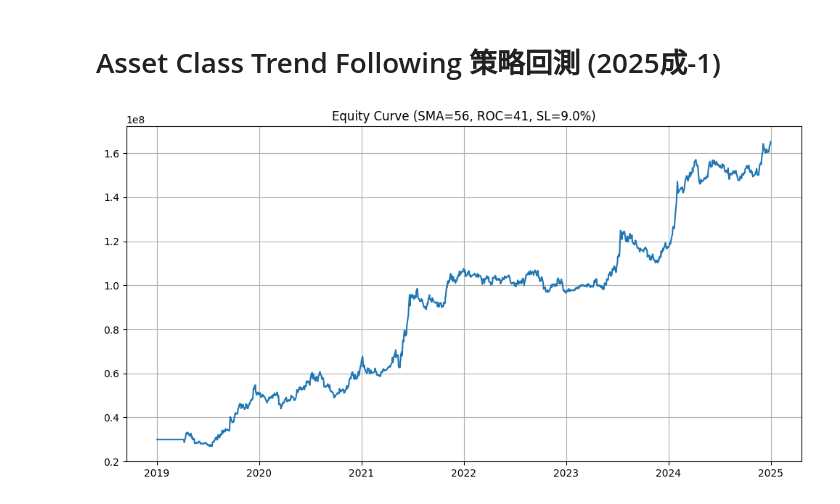
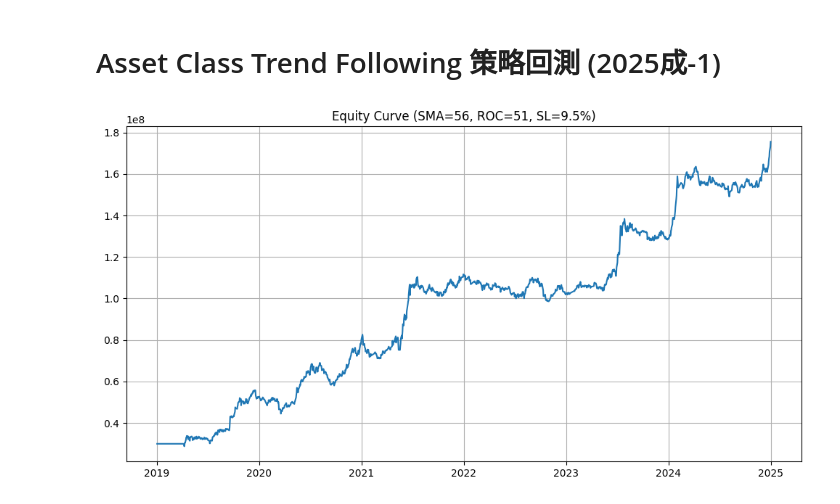
Before and after one commit to lij1017-cmd/main, a Jupyter notebook: trendstrategy_equity2025成-1.ipynb, the cells around one changed output. Cells and saved outputs as stored; diff of their text form; code cells hidden in the pictures.

```diff
--- a/trendstrategy_equity2025成-1.ipynb
+++ b/trendstrategy_equity2025成-1.ipynb
@@ -3,8 +3,8 @@
 # %%
 # --- 全域參數設定區塊 ---
 SMA_PERIOD = 56
-ROC_PERIOD = 41
-STOP_LOSS_PCT = 0.09
+ROC_PERIOD = 51
+STOP_LOSS_PCT = 0.095
 INITIAL_CAPITAL = 30000000
 DATA_FILE = '個股1.xlsx'
 # %%
@@ -242,12 +242,12 @@ def calculate_win_rate(trades_df):
 # %%
 prices, code_to_name = clean_data(DATA_FILE)
 bt = Backtester(prices, code_to_name, INITIAL_CAPITAL)
 eq, trades, hold = bt.run(SMA_PERIOD, ROC_PERIOD, STOP_LOSS_PCT)
 
 plt.figure(figsize=(12, 6))
 plt.plot(eq)
-plt.title('Equity Curve (SMA=56, ROC=41, SL=9.0%)')
+plt.title('Equity Curve (SMA=56, ROC=51, SL=9.5%)')
 plt.grid(True)
 plt.show()
 # %% [output]
-[figure, old version]
+[figure, new version]
```
Also changed, not shown: 3 other files.
